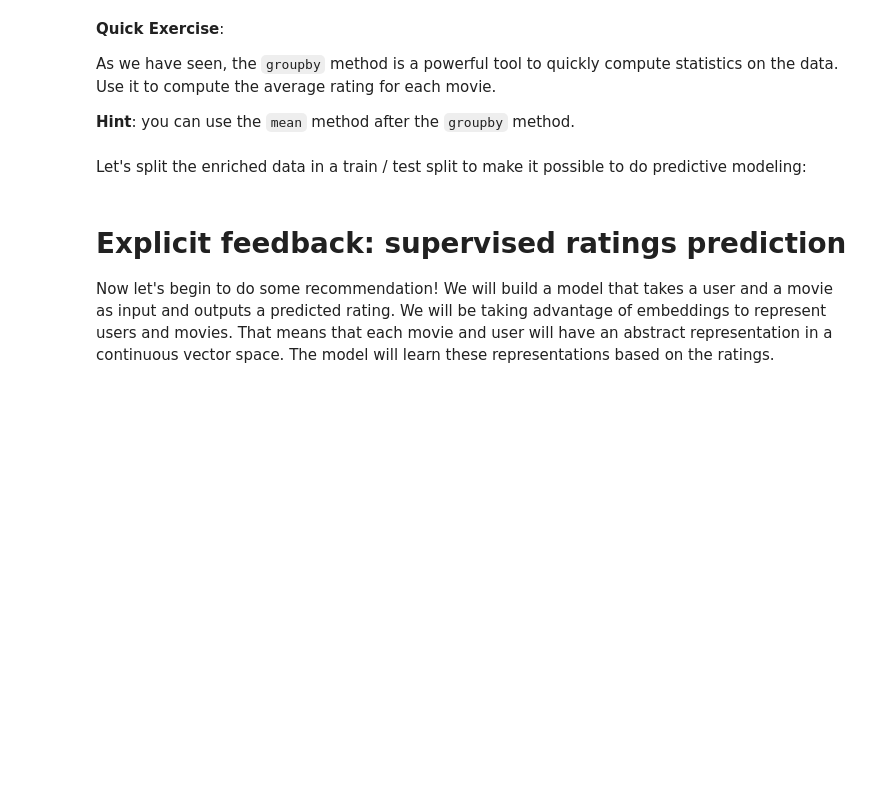
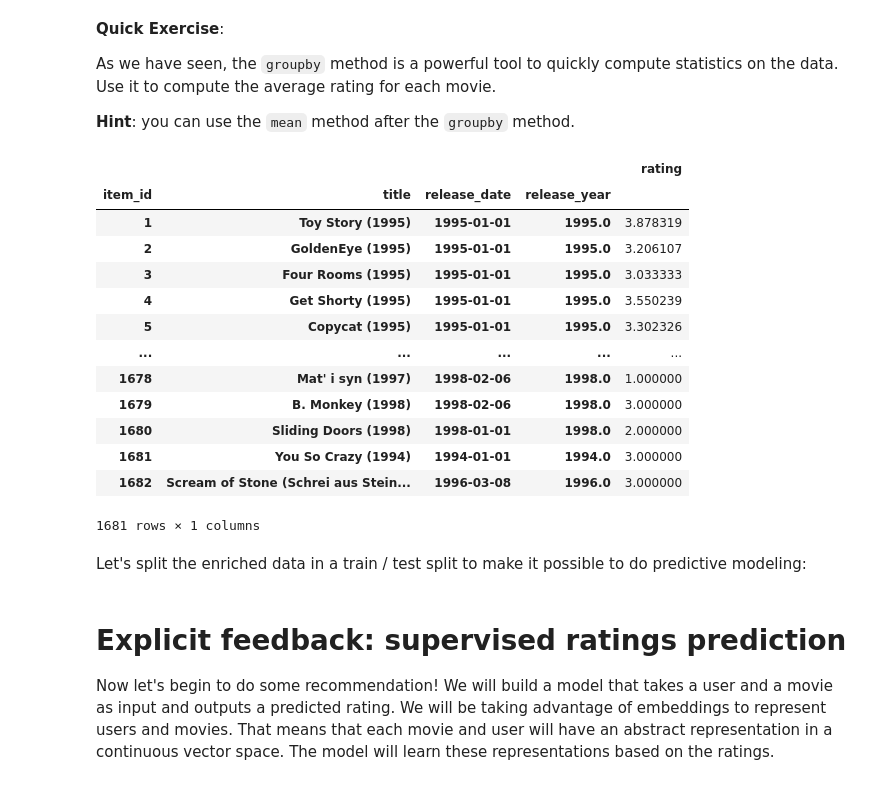
Before and after one commit to eternal-loading-screen/deep_learning, a Jupyter notebook: 01_materials/labs/lab_3.ipynb, the cells around one changed output. Drawn from its saved outputs; the diff is of its cells as text; code cells hidden in the pictures; blank space fills up the shorter version.

```diff
--- a/01_materials/labs/lab_3.ipynb
+++ b/01_materials/labs/lab_3.ipynb
@@ -96,3 +172,31 @@ raise NotImplementedError("Please calculate the average rating for each movie")
+# %%
+# columns_to_keep = ['item_id', 'title', 'release_date', 'video_release_date', 'imdb_url']
+
+# keeping the bare min coulmns b/c there can be multiple movies with the same name, but unlikely to have the same release yr/date and "Movie ID"
+
+all_ratings_Copy = all_ratings.copy().drop( columns = [ "video_release_date" , "user_id" , "timestamp" , "popularity"] )
+
+# grouping the data
+ratings_grouped = all_ratings_Copy.groupby(  ['item_id', "title", "release_date" , "release_year"] ).mean("rating")
+
+ratings_grouped
+
+#raise NotImplementedError("Please calculate the average rating for each movie")
+# %% [output]
+|  |  |  |  | rating |
+| item_id | title | release_date | release_year |  |
+| 1 | Toy Story (1995) | 1995-01-01 | 1995.0 | 3.878319 |
+| 2 | GoldenEye (1995) | 1995-01-01 | 1995.0 | 3.206107 |
+| 3 | Four Rooms (1995) | 1995-01-01 | 1995.0 | 3.033333 |
+| 4 | Get Shorty (1995) | 1995-01-01 | 1995.0 | 3.550239 |
+| 5 | Copycat (1995) | 1995-01-01 | 1995.0 | 3.302326 |
+| ... | ... | ... | ... | ... |
+| 1678 | Mat' i syn (1997) | 1998-02-06 | 1998.0 | 1.000000 |
+| 1679 | B. Monkey (1998) | 1998-02-06 | 1998.0 | 3.000000 |
+| 1680 | Sliding Doors (1998) | 1998-01-01 | 1998.0 | 2.000000 |
+| 1681 | You So Crazy (1994) | 1994-01-01 | 1994.0 | 3.000000 |
+| 1682 | Scream of Stone (Schrei aus Stein... | 1996-03-08 | 1996.0 | 3.000000 |
+1681 rows × 1 columns
 # %% [markdown]
 Let's split the enriched data in a train / test split to make it possible to do predictive modeling:
 # %%
```
Also changed, not shown: parts of 25 cells of this notebook.
